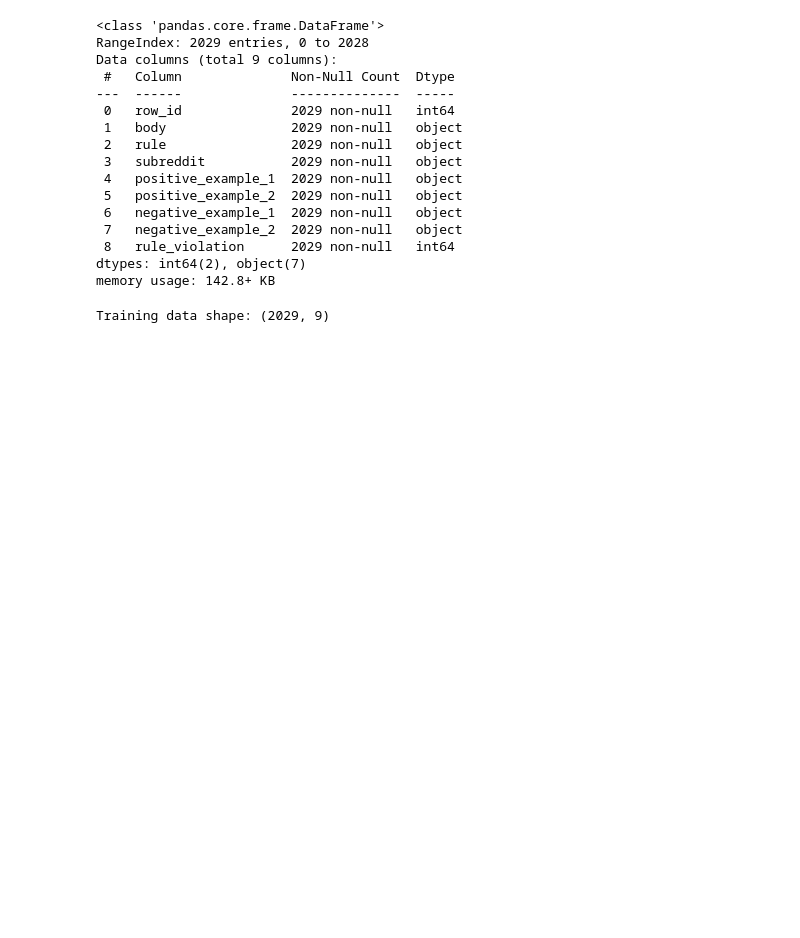
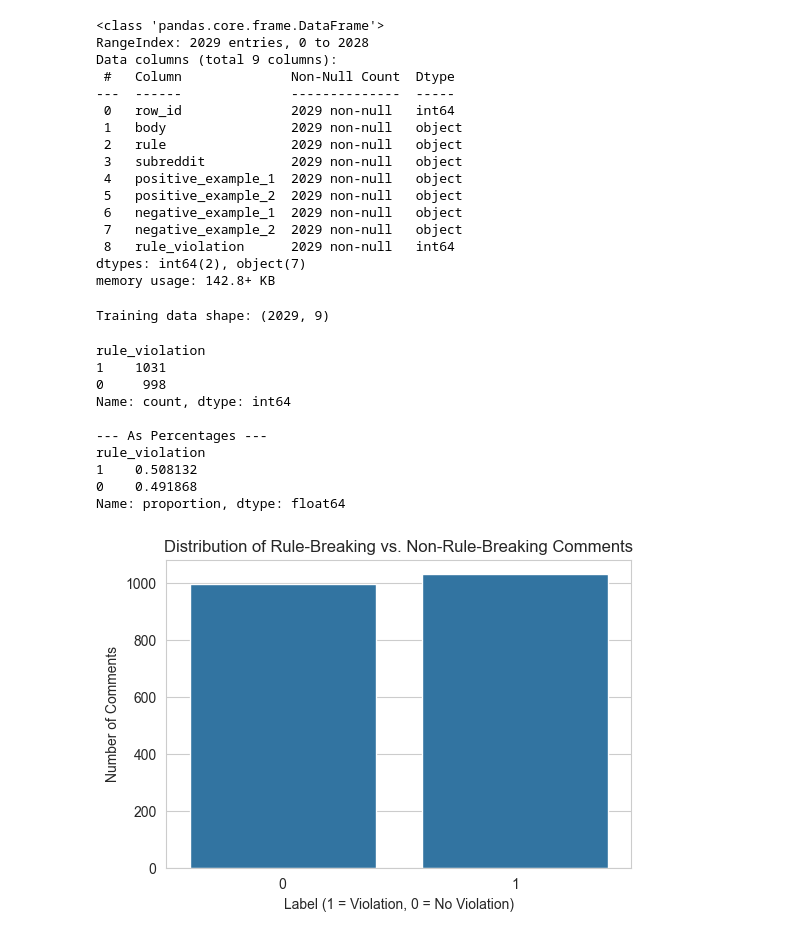
Before and after one commit to jgabielb/jigsaw-agile-community-rules, a Jupyter notebook: 01-EDA-and-Baseline.ipynb, the cells around one changed output. Drawn from its saved outputs; the diff is of its cells as text; code cells hidden in the pictures; blank space fills up the shorter version.

```diff
--- a/01-EDA-and-Baseline.ipynb
+++ b/01-EDA-and-Baseline.ipynb
@@ -53,18 +112,34 @@ print(f"Training data shape: {df.shape}")
 # %% [output]
 Training data shape: (2029, 9)
 # %%
-# Check the distribution of the target variable
-label_counts = df['label'].value_counts()
+# Check the distribution of the target variable using the correct column name
+label_counts = df['rule_violation'].value_counts()
 print(label_counts)
+
+# And the normalized version to see percentages
+print("\n--- As Percentages ---")
+print(df['rule_violation'].value_counts(normalize=True))
 
 # Visualize the distribution
 plt.figure(figsize=(6, 4))
 sns.barplot(x=label_counts.index, y=label_counts.values)
 plt.title('Distribution of Rule-Breaking vs. Non-Rule-Breaking Comments')
 plt.ylabel('Number of Comments')
 plt.xlabel('Label (1 = Violation, 0 = No Violation)')
 plt.xticks([0, 1])
 plt.show()
+# %% [output]
+rule_violation
+1    1031
+0     998
+Name: count, dtype: int64
+
+--- As Percentages ---
+rule_violation
+1    0.508132
+0    0.491868
+Name: proportion, dtype: float64
+[figure, added]
 # %%
 # Display a few examples of rule-breaking comments
 print("--- Examples of Rule-Breaking Comments ---")
```
Also changed, not shown: parts of 32 cells of this notebook.
